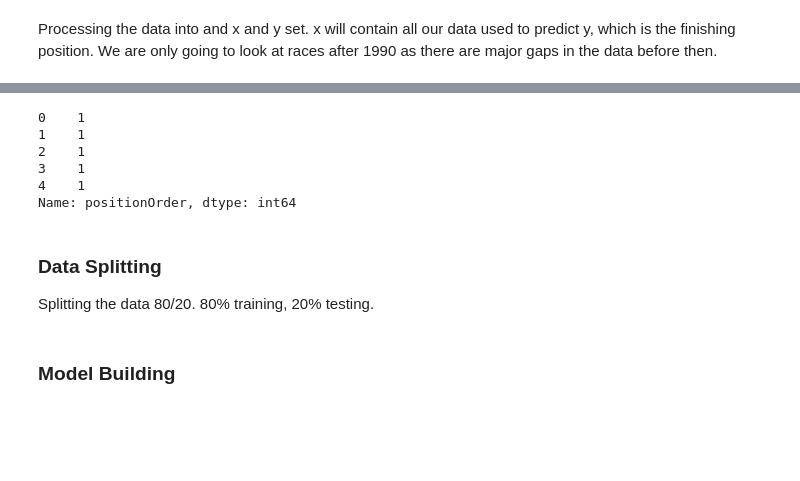
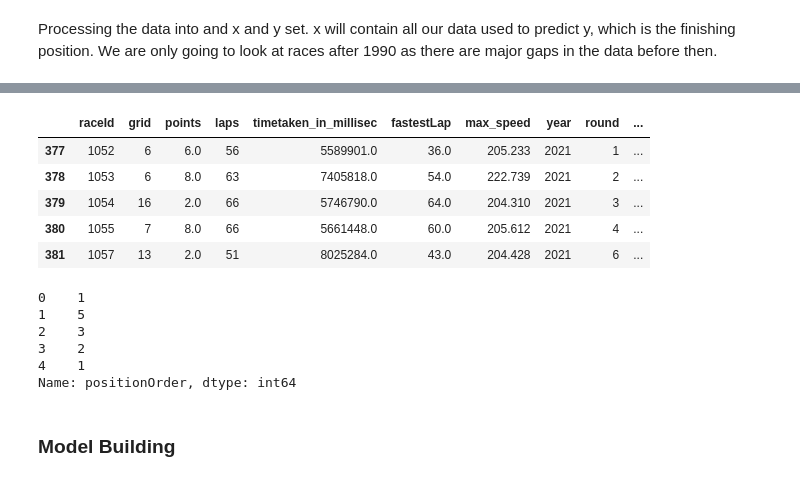
Before and after one commit to Robert336/Final-Project-CP468, a Jupyter notebook: F1_Predictor.ipynb, the cells around one changed output, grey strips where cells are left out. Saved outputs shown, nothing was run; the diff lists cells and outputs as text; code cells hidden in the pictures; blank space fills up the shorter version.

```diff
--- a/F1_Predictor.ipynb
+++ b/F1_Predictor.ipynb
@@ -725,13 +709,24 @@ memory usage: 49.7 MB
+# %%
+x_test = df[(df.status == 'Finished') & (df.year > 2020)]
+x_test = x_test.select_dtypes(['number'])
+
+x_test.drop(['resultId', 'positionOrder', 'driverId'], axis=1, inplace=True)
+
+x_test.head()
+# %% [output]
+|  | raceId | grid | points | laps | timetaken_in_millisec | fastestLap | max_speed | year | round | ... |
+| 377 | 1052 | 6 | 6.0 | 56 | 5589901.0 | 36.0 | 205.233 | 2021 | 1 | ... |
+| 378 | 1053 | 6 | 8.0 | 63 | 7405818.0 | 54.0 | 222.739 | 2021 | 2 | ... |
+| 379 | 1054 | 16 | 2.0 | 66 | 5746790.0 | 64.0 | 204.310 | 2021 | 3 | ... |
+| 380 | 1055 | 7 | 8.0 | 66 | 5661448.0 | 60.0 | 205.612 | 2021 | 4 | ... |
+| 381 | 1057 | 13 | 2.0 | 51 | 8025284.0 | 43.0 | 204.428 | 2021 | 6 | ... |
 # %%
-y = df[(df.status == 'Finished') & (df.year > 1990)].positionOrder
-y.head()
+y_train = df[(df.status == 'Finished') & (df.year > 1990) & (df.year < 2021)].positionOrder
+y_train.head()
 # %% [output]
 0    1
-1    1
-2    1
-3    1
+1    5
+2    3
+3    2
 4    1
 Name: positionOrder, dtype: int64
-# %% [markdown]
-### Data Splitting
-Splitting the data 80/20. 80% training, 20% testing.
```
Also changed, not shown: parts of 18 cells of this notebook.
